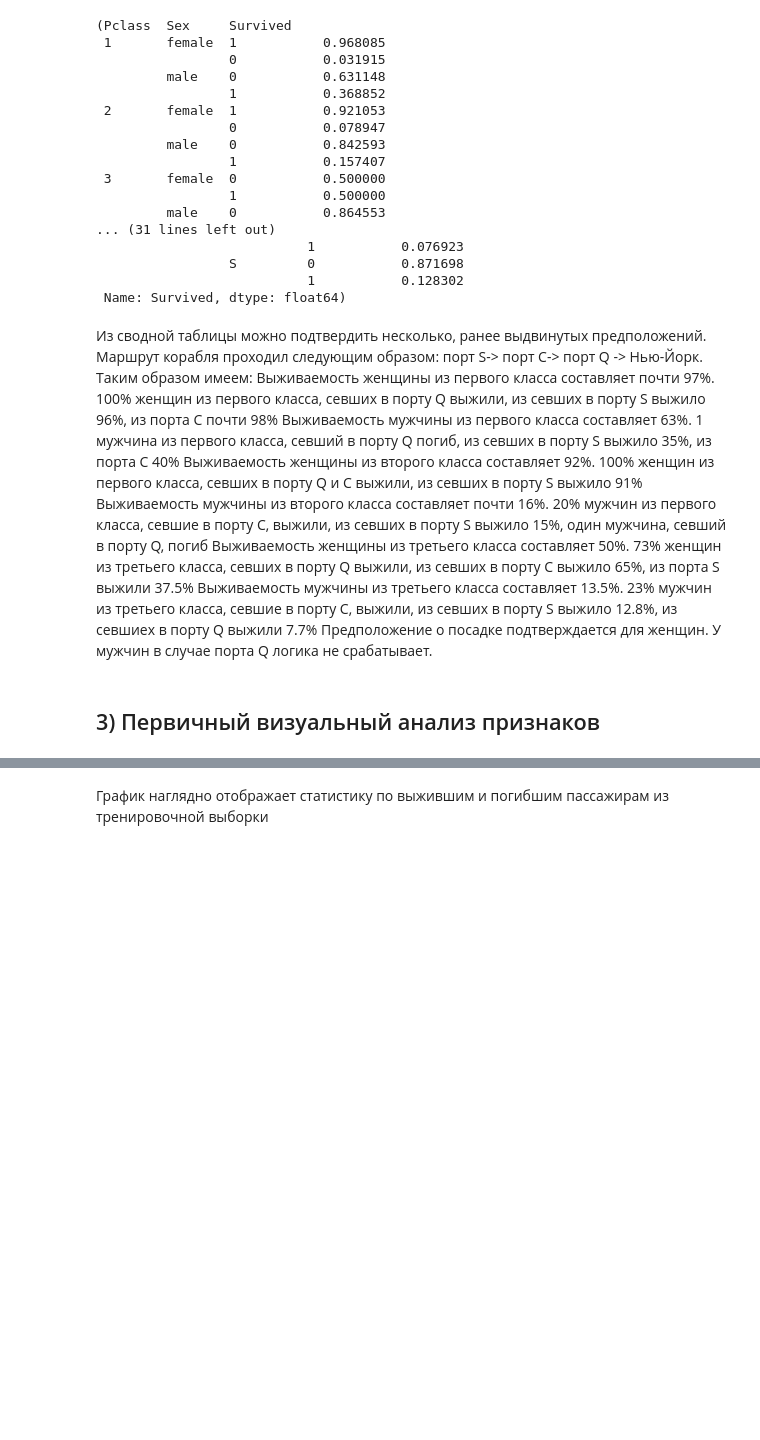
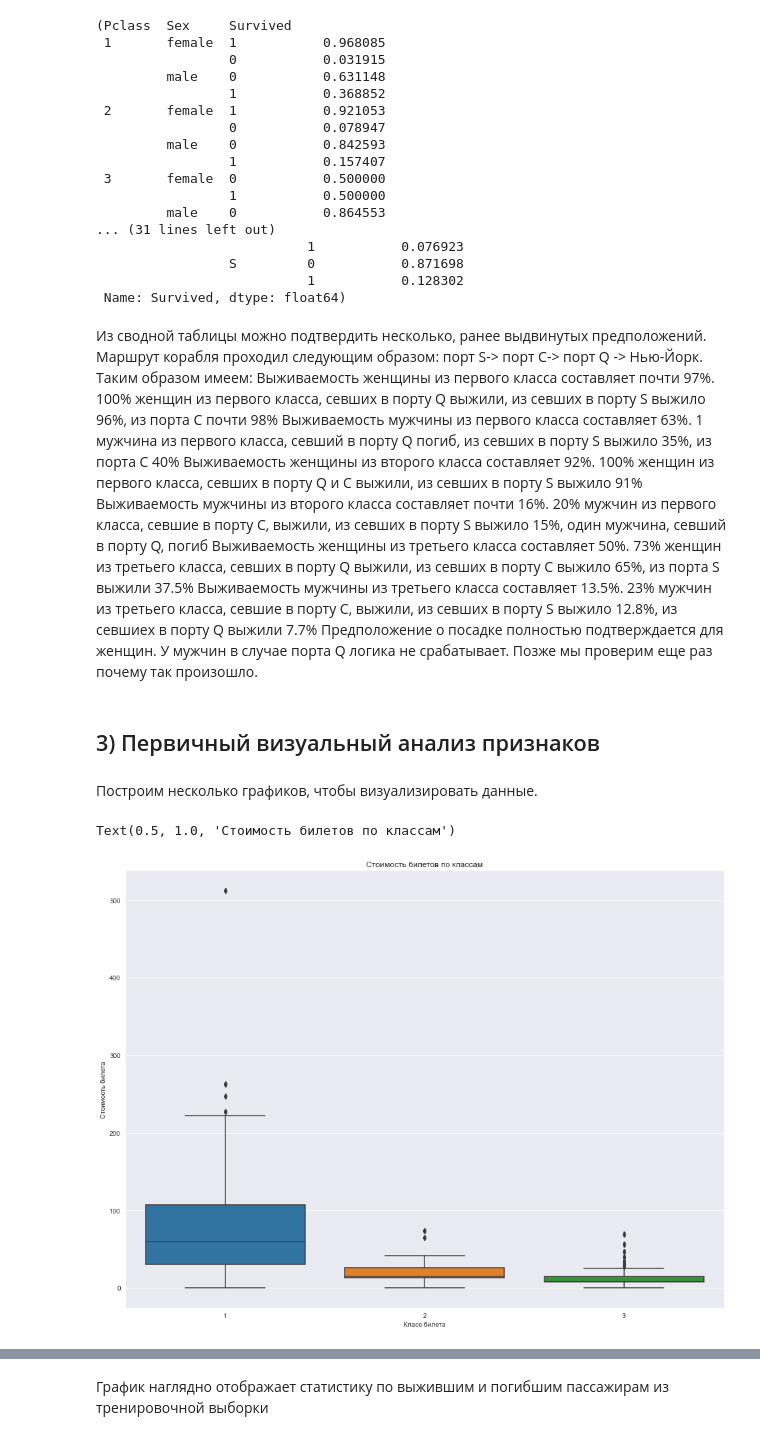
Before and after one commit to ex3del/lab4_iad, a Jupyter notebook: Без названия.ipynb, the cells around one changed output, grey strips where cells are left out. Cells and saved outputs as stored; diff of their text form; code cells hidden in the pictures; blank space fills up the shorter version.

```diff
--- a/Без названия.ipynb
+++ b/Без названия.ipynb
@@ -43,3 +43,6 @@ test_df.head()
 | 2 | 894 | 2 | Myles, Mr. Thomas Francis | male | 62.0 | 0 | 0 | 240276 | 9.6875 | NaN | ... |
 | 3 | 895 | 3 | Wirz, Mr. Albert | male | 27.0 | 0 | 0 | 315154 | 8.6625 | NaN | ... |
 | 4 | 896 | 3 | Hirvonen, Mrs. Alexander (Helga E... | female | 22.0 | 1 | 1 | 3101298 | 12.2875 | NaN | ... |
+# %%
+df = pd.concat([train_df, test_df])
+df.describe()
@@ -196,6 +213,16 @@ train_df.groupby(['Pclass', 'Sex'])['Survived'].value_counts(normalize=True), tr
 Выживаемость мужчины из второго класса составляет почти 16%. 20% мужчин из первого класса, севшие в порту С, выжили, из севших в порту S выжило 15%, один мужчина, севший в порту Q, погиб
 Выживаемость женщины из третьего класса составляет 50%. 73% женщин из третьего класса, севших в порту Q выжили, из севших в порту С выжило 65%, из порта S выжили 37.5%
 Выживаемость мужчины из третьего класса составляет 13.5%. 23% мужчин из третьего класса, севшие в порту С, выжили, из севших в порту S выжило 12.8%, из севшиех в порту Q выжили 7.7%
-Предположение о посадке подтверждается для женщин. У мужчин в случае порта Q логика не срабатывает.
+Предположение о посадке полностью подтверждается для женщин. У мужчин в случае порта Q логика не срабатывает. Позже мы проверим еще раз почему так произошло.
 # %% [markdown]
 ## 3) Первичный визуальный анализ признаков
+# %% [markdown]
+Построим несколько графиков, чтобы визуализировать данные.
+# %%
+sns.boxplot(x='Pclass', y='Fare', data=df)
+plt.xlabel('Класс билета')
+plt.ylabel('Стоимость билета')
+plt.title('Стоимость билетов по классам')
+# %% [output]
+Text(0.5, 1.0, 'Стоимость билетов по классам')
+[figure, added]
```
Also changed, not shown: parts of 13 cells of this notebook.
